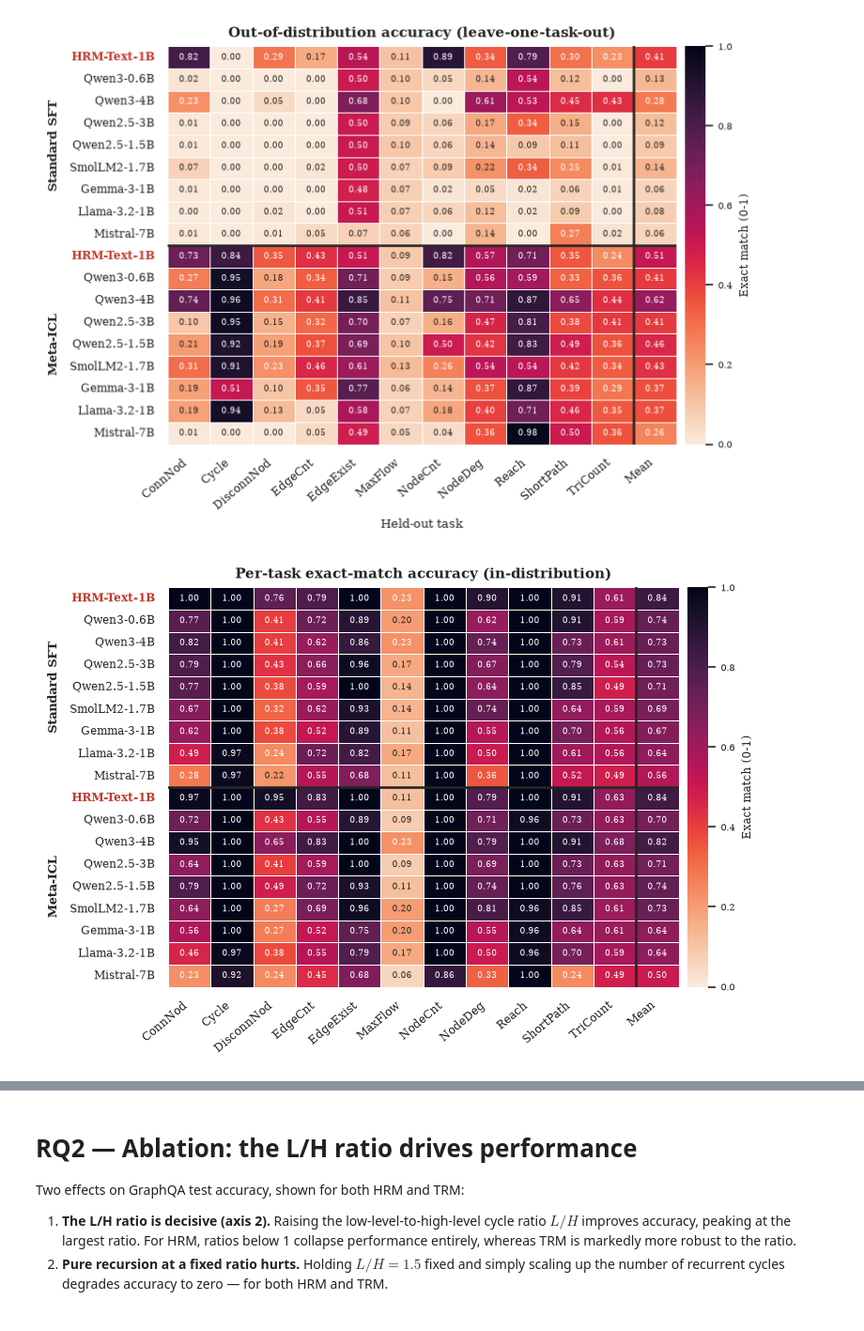
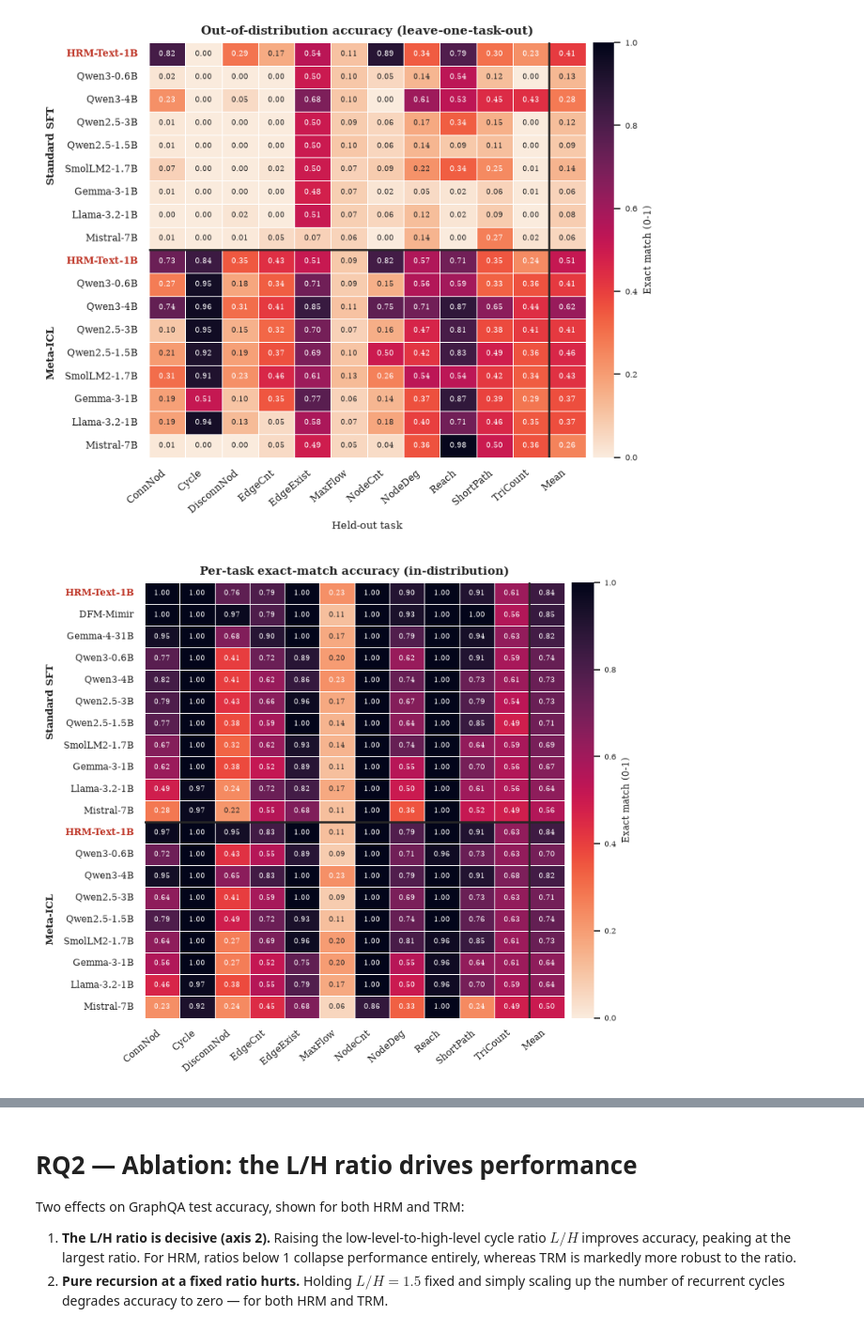
Before and after one commit to MariusAAROS/HRM-Text-for-Graphs, a Jupyter notebook: report/paper_results.ipynb, the cells around one changed output, grey strips where cells are left out. Shown at 94% size. Drawn from its saved outputs; the diff is of its cells as text; code cells hidden in the pictures.

```diff
--- a/report/paper_results.ipynb
+++ b/report/paper_results.ipynb
@@ -50,6 +50,8 @@ HRM_ARCH = "HRM-Text-1B"
 # Short display names keyed by the HuggingFace id found in the run's `model` config.
 ARCH_LABELS = {
     "sapientinc/HRM-Text-1B": HRM_ARCH,
+    "danish-foundation-models/DFM-Mimir": "DFM-Mimir",
+    "google/gemma-4-31B": "Gemma-4-31B",
     "mistralai/Mistral-7B-v0.3": "Mistral-7B",
     "Qwen/Qwen3-4B": "Qwen3-4B",
     "Qwen/Qwen2.5-3B": "Qwen2.5-3B",
@@ -96,11 +98,14 @@ ablation_data = read_wandb_csv("data/results/ablation_data.csv")
 # *order* differs between families, so concat aligns on names and NaN-fills the rest.
 V2_DIR = Path("data/results/v2")
 V2_FAMILIES = ["baseline", "meta-icl", "hrm", "hrm-meta-icl"]
+# Late additions, evaluated in-distribution only: no Meta-ICL and no OOD sweep.
+V2_ID_ONLY = ["additional_baselines"]
 
 
 def load_v2(split):
+    families = V2_FAMILIES + (V2_ID_ONLY if split == "id" else [])
     return pd.concat(
-        [pd.read_csv(V2_DIR / f"{fam}-{split}.csv") for fam in V2_FAMILIES],
+        [pd.read_csv(V2_DIR / f"{fam}-{split}.csv") for fam in families],
         ignore_index=True,
     )
 
@@ -183,10 +176,15 @@ _direct_rank = (
     .sort_values(ascending=False)
 )
 ARCH_ORDER = [HRM_ARCH] + [a for a in _direct_rank.index if a != HRM_ARCH]
-MODEL_ORDER = ARCH_ORDER + [f"{a} ({META_ICL})" for a in ARCH_ORDER]
+# The ID-only additions have no Meta-ICL counterpart, so the two blocks differ in size.
+_have_meta = set(perf_id.loc[perf_id["regime"] == META_ICL, "arch"])
+META_ORDER = [f"{a} ({META_ICL})" for a in ARCH_ORDER if a in _have_meta]
+MODEL_ORDER = ARCH_ORDER + META_ORDER
+N_DIRECT = len(ARCH_ORDER)
 
 perf_id["model"] = pd.Categorical(perf_id["model"], MODEL_ORDER, ordered=True)
 perf_id = perf_id.sort_values("model").reset_index(drop=True)
+perf_id["model"] = perf_id["model"].astype(str)
 
 # Models x held-out-task matrix (canonical task order) + mean OOD per model.
 ood_by_task = (
@@ -201,7 +199,11 @@ id_by_task = id_by_task.reindex(MODEL_ORDER)
 overall_id = perf_id.set_index("model")["exact_match"].reindex(MODEL_ORDER)
 overall_ood = ood_by_task.mean(axis=1)
 
-assert len(perf_id) == 18 and ood_by_task.notna().all().all(), "unexpected v2 coverage"
+# Models evaluated OOD must be complete; the ID-only additions are allowed to be absent.
+OOD_MODELS = [m for m in MODEL_ORDER if m in set(ood["model"])]
+assert len(perf_id) == len(MODEL_ORDER) == 20, "unexpected v2 coverage"
+assert id_by_task.notna().all().all(), "missing in-distribution per-task scores"
+assert ood_by_task.loc[OOD_MODELS].notna().all().all(), "incomplete OOD sweep"
 pd.DataFrame({"ID": overall_id, "OOD (mean)": overall_ood}).round(3)
 # %% [output]
 |  | ID | OOD (mean) |
@@ -294,12 +300,13 @@ plot_id_ood_panels()
 # %%
-# Full-width per-task heatmap: 18 rows (9 architectures x 2 regimes) split into a Direct
-# block and a Meta-ICL block, so a row label only needs the architecture name.
+# Full-width per-task heatmap: rows are (architecture x regime) split into a Direct block
+# and a Meta-ICL block, so a row label only needs the architecture name.
 def plot_task_heatmap(mat, title, fname, vmax, xlabel=""):
-    block = len(ARCH_ORDER)
+    mat = mat.dropna(how="all")  # ID-only additions have no OOD sweep
+    block = sum(META_ICL not in str(m) for m in mat.index)
     annotated = mat.copy()
     annotated["Mean"] = mat.mean(axis=1)
 
-    fig, ax = plt.subplots(figsize=(PAGE_W, 4.6))
+    fig, ax = plt.subplots(figsize=(PAGE_W, 0.255 * len(mat) + 1.0))
     sns.heatmap(
         annotated, annot=True, fmt=".2f", cmap="rocket_r", vmin=0, vmax=vmax,
         linewidths=0.4, linecolor="white", annot_kws={"fontsize": 5.5},
@@ -311,37 +318,37 @@ def plot_task_heatmap(mat, title, fname, vmax, xlabel=""):
     ax.set_xticklabels([TASK_ABBREV.get(c, c) for c in annotated.columns],
                        rotation=40, ha="right", fontsize=7)
     ax.set_yticklabels([str(m).replace(f" ({META_ICL})", "") for m in mat.index],
                        rotation=0, fontsize=7)
     for lbl in ax.get_yticklabels():
         if lbl.get_text() == HRM_ARCH:
             lbl.set_color(ACCENT)
             lbl.set_fontweight("bold")
 
     # Label each regime block once, clear of the architecture tick labels.
-    for i, name in enumerate([DIRECT, META_ICL]):
-        ax.text(-0.225, (i + 0.5) * block, name, transform=ax.get_yaxis_transform(),
+    for name, lo, hi in [(DIRECT, 0, block), (META_ICL, block, len(mat))]:
+        ax.text(-0.225, (lo + hi) / 2, name, transform=ax.get_yaxis_transform(),
                 rotation=90, va="center", ha="center", fontsize=8, fontweight="bold")
 
     ax.set_ylabel("")
     ax.set_xlabel(xlabel, fontsize=8)
     ax.set_title(title, fontsize=9)
     ax.figure.axes[-1].yaxis.label.set_size(7)
     ax.figure.axes[-1].tick_params(labelsize=6)
     save_fig(fig, fname)
     plt.show()
 
 
 # OOD accuracy is far below 1.0 on most cells, so derive the color cap from the data.
-ood_vmax = np.ceil(ood_by_task.to_numpy().max() * 10) / 10
+ood_vmax = np.ceil(np.nanmax(ood_by_task.to_numpy()) * 10) / 10
 plot_task_heatmap(
     ood_by_task,
     "Out-of-distribution accuracy (leave-one-task-out)",
     "perf_ood_by_task",
     vmax=ood_vmax,
     xlabel="Held-out task",
 )
 # %% [output]
-[figure, old version]
+[figure, new version]
 # %%
 plot_task_heatmap(
     id_by_task,
@@ -350,7 +357,7 @@ plot_task_heatmap(
     vmax=1.0,
 )
 # %% [output]
-[figure, old version]
+[figure, new version]
 # %%
 # Single full-width `table*`: models as rows (Direct / Meta-ICL blocks), the 11 tasks plus
 # a Mean as column groups, each split into an ID and an OOD sub-column.
```
Also changed, not shown: parts of 15 cells of this notebook, 15 other files.
